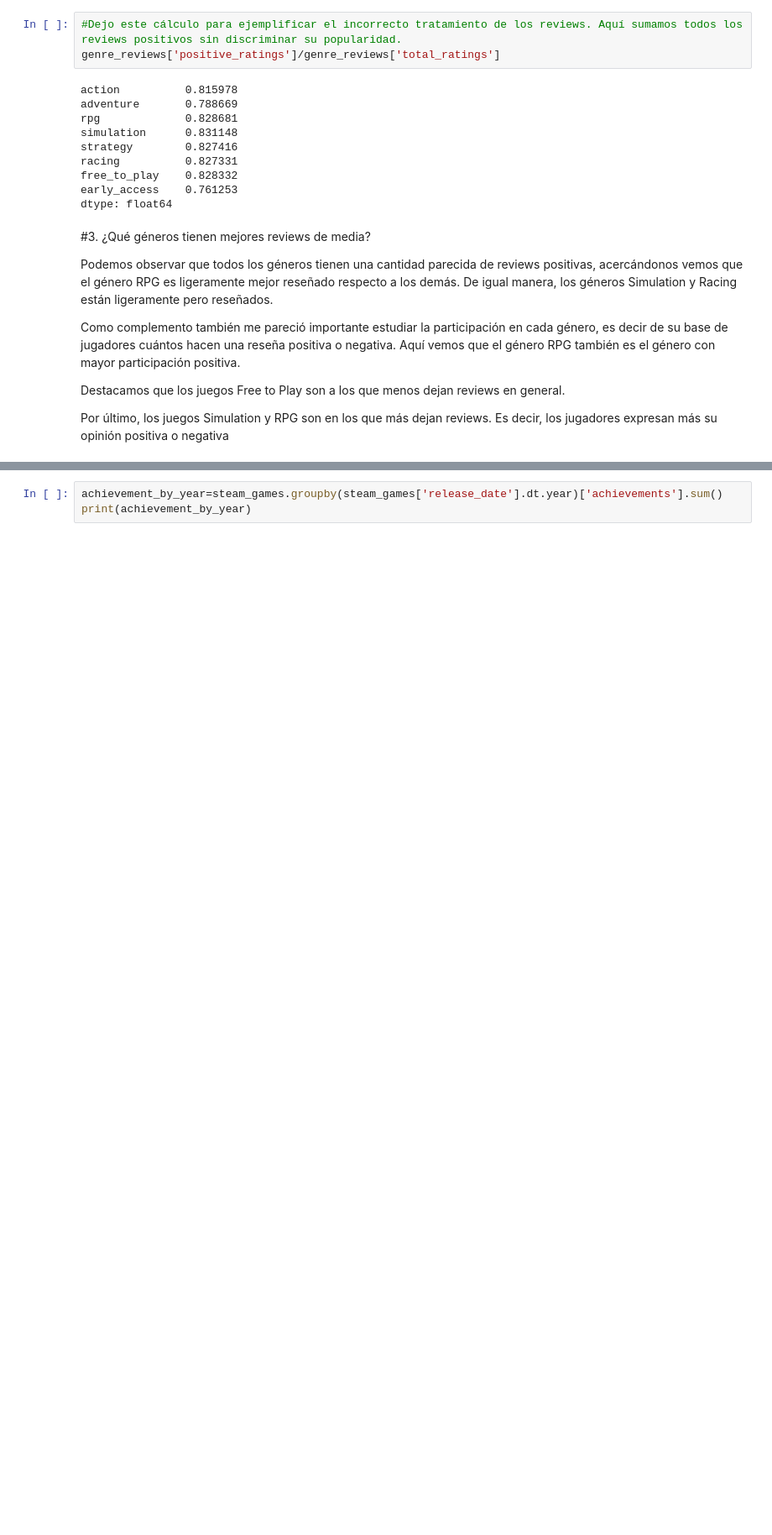
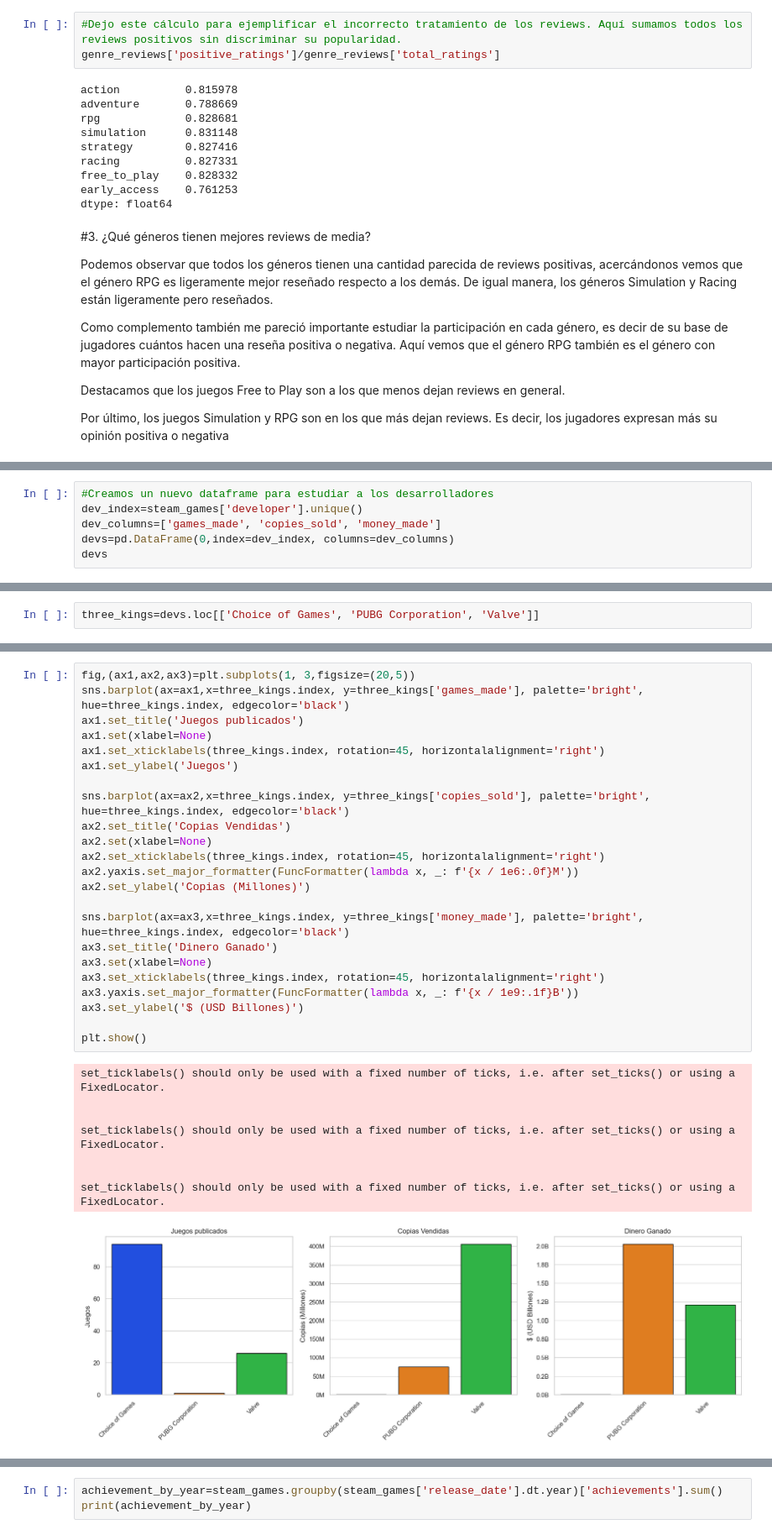
Before and after one commit to Dexinator/steam, a Jupyter notebook: steam.ipynb, the cells around one changed output, grey strips where cells are left out. Shown at 84% size. Drawn from its saved outputs; the diff is of its cells as text; blank space fills up the shorter version.

```diff
--- a/steam.ipynb
+++ b/steam.ipynb
@@ -507,0 +510,6 @@ Por último, los juegos Simulation y RPG son en los que más dejan reviews. Es d
+# %%
+#Creamos un nuevo dataframe para estudiar a los desarrolladores
+dev_index=steam_games['developer'].unique()
+dev_columns=['games_made', 'copies_sold', 'money_made']
+devs=pd.DataFrame(0,index=dev_index, columns=dev_columns)
+devs
@@ -552,0 +578,2 @@ steam_games['release_date']=pd.to_datetime(steam_games['release_date'])
+# %%
+three_kings=devs.loc[['Choice of Games', 'PUBG Corporation', 'Valve']]
@@ -552,0 +587,32 @@ steam_games['release_date']=pd.to_datetime(steam_games['release_date'])
+# %%
+fig,(ax1,ax2,ax3)=plt.subplots(1, 3,figsize=(20,5))
+sns.barplot(ax=ax1,x=three_kings.index, y=three_kings['games_made'], palette='bright', hue=three_kings.index, edgecolor='black')
+ax1.set_title('Juegos publicados')
+ax1.set(xlabel=None)
+ax1.set_xticklabels(three_kings.index, rotation=45, horizontalalignment='right')
+ax1.set_ylabel('Juegos')
+
+sns.barplot(ax=ax2,x=three_kings.index, y=three_kings['copies_sold'], palette='bright', hue=three_kings.index, edgecolor='black')
+ax2.set_title('Copias Vendidas')
+ax2.set(xlabel=None)
+ax2.set_xticklabels(three_kings.index, rotation=45, horizontalalignment='right')
+ax2.yaxis.set_major_formatter(FuncFormatter(lambda x, _: f'{x / 1e6:.0f}M'))
+ax2.set_ylabel('Copias (Millones)')
+
+sns.barplot(ax=ax3,x=three_kings.index, y=three_kings['money_made'], palette='bright', hue=three_kings.index, edgecolor='black')
+ax3.set_title('Dinero Ganado')
+ax3.set(xlabel=None)
+ax3.set_xticklabels(three_kings.index, rotation=45, horizontalalignment='right')
+ax3.yaxis.set_major_formatter(FuncFormatter(lambda x, _: f'{x / 1e9:.1f}B'))
+ax3.set_ylabel('$ (USD Billones)')
+
+plt.show()
+# %% [output]
+set_ticklabels() should only be used with a fixed number of ticks, i.e. after set_ticks() or using a FixedLocator.
+
+
+set_ticklabels() should only be used with a fixed number of ticks, i.e. after set_ticks() or using a FixedLocator.
+
+
+set_ticklabels() should only be used with a fixed number of ticks, i.e. after set_ticks() or using a FixedLocator.
+[figure, added]
```
Also changed, not shown: parts of 30 cells of this notebook.
